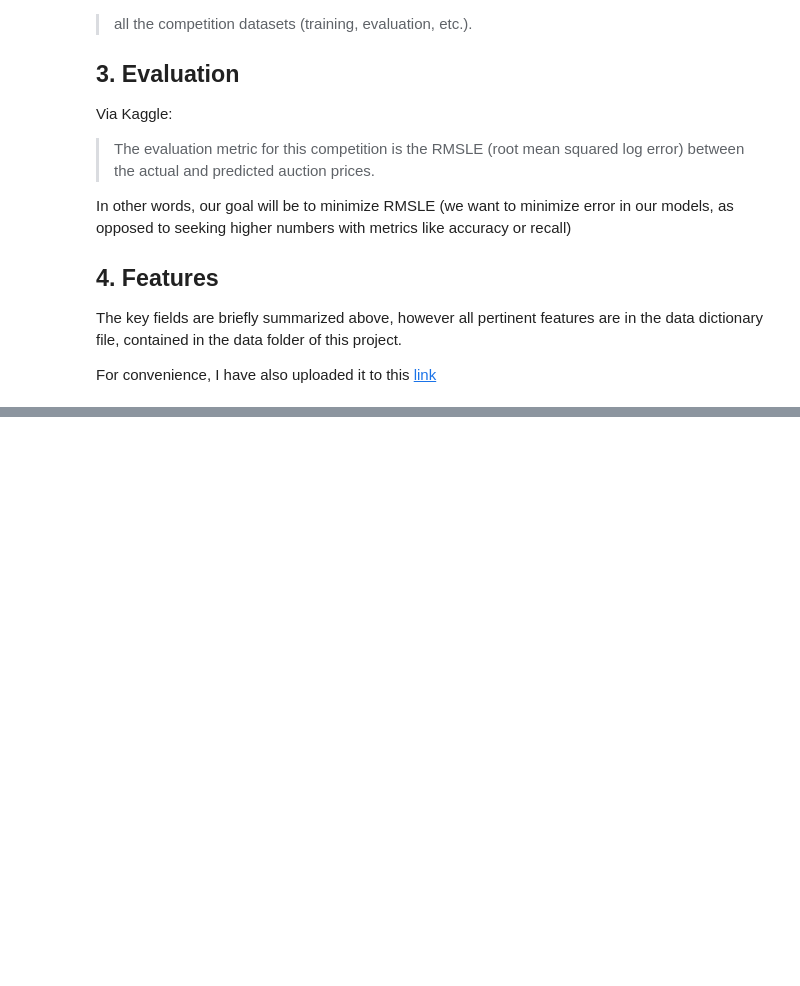
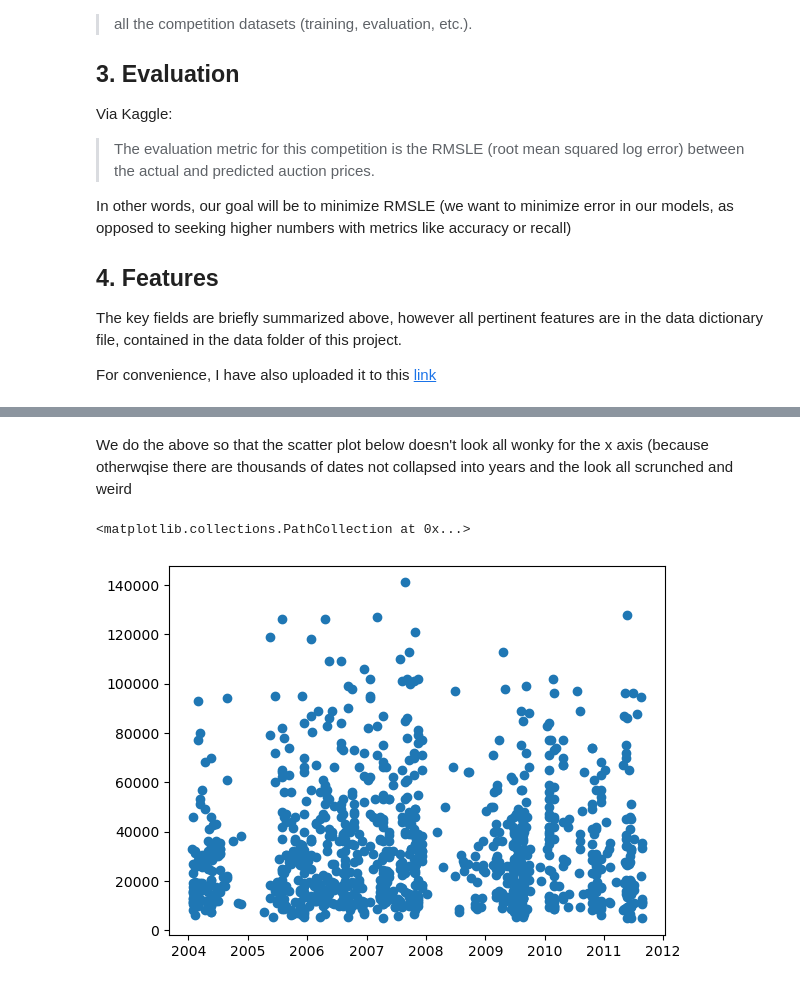
Before and after one commit to cillustrisimo/Price_Prediction_Regression_Model, a Jupyter notebook: bulldozer-price-regression.ipynb, the cells around one changed output, grey strips where cells are left out. Drawn from its saved outputs; the diff is of its cells as text; code cells hidden in the pictures; blank space fills up the shorter version.

```diff
--- a/bulldozer-price-regression.ipynb
+++ b/bulldozer-price-regression.ipynb
@@ -51,0 +126,5 @@ import sklearn
+# %%
+# Importing data again but this time parsing the dates
+df = pd.read_csv("data/bluebook-for-bulldozers/TrainAndValid.csv",
+                 low_memory= False,
+                 parse_dates=["saledate"])
@@ -51,0 +150,8 @@ import sklearn
+# %% [markdown]
+We do the above so that the scatter plot below doesn't look all wonky for the x axis (because otherwqise there are thousands of dates not collapsed into years and the look all scrunched and weird
+# %%
+fig, ax = plt.subplots()
+ax.scatter(df['saledate'][:1000], df['SalePrice'][:1000])
+# %% [output]
+<matplotlib.collections.PathCollection at 0x...>
+[figure, added]
```
Also changed, not shown: parts of 15 cells of this notebook.
